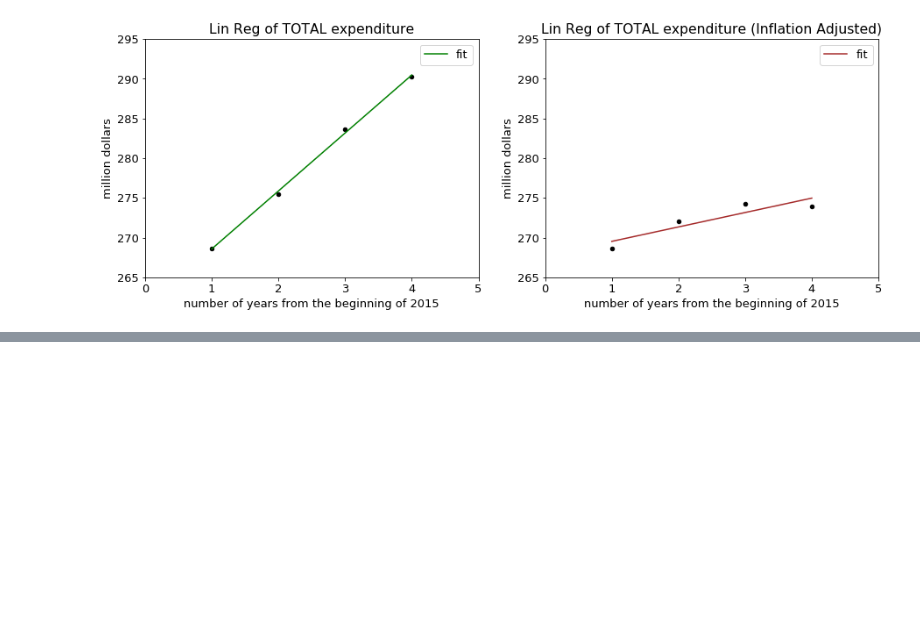
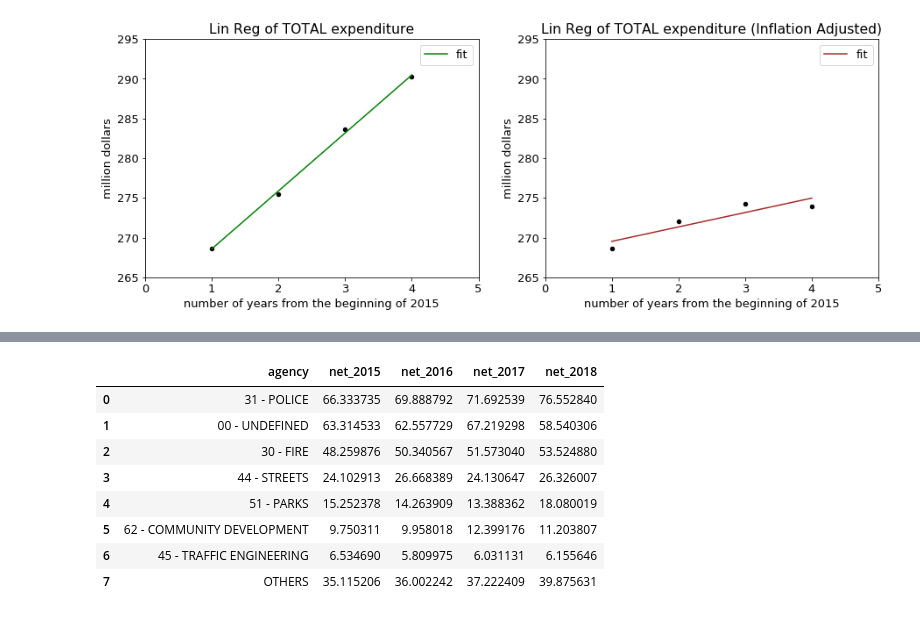
Before and after one commit to Kuku2333/s19-city-t3, a Jupyter notebook: yuankun.ipynb, the cells around one changed output, grey strips where cells are left out. Cells and saved outputs as stored; diff of their text form; code cells hidden in the pictures; blank space fills up the shorter version.

```diff
--- a/yuankun.ipynb
+++ b/yuankun.ipynb
@@ -639,0 +669,13 @@ None
+# %%
+df3 = df1.append(df2)
+df3
+# %% [output]
+|  | agency | net_2015 | net_2016 | net_2017 | net_2018 |
+| 0 | 31 - POLICE | 66.333735 | 69.888792 | 71.692539 | 76.552840 |
+| 1 | 00 - UNDEFINED | 63.314533 | 62.557729 | 67.219298 | 58.540306 |
+| 2 | 30 - FIRE | 48.259876 | 50.340567 | 51.573040 | 53.524880 |
+| 3 | 44 - STREETS | 24.102913 | 26.668389 | 24.130647 | 26.326007 |
+| 4 | 51 - PARKS | 15.252378 | 14.263909 | 13.388362 | 18.080019 |
+| 5 | 62 - COMMUNITY DEVELOPMENT | 9.750311 | 9.958018 | 12.399176 | 11.203807 |
+| 6 | 45 - TRAFFIC ENGINEERING | 6.534690 | 5.809975 | 6.031131 | 6.155646 |
+| 7 | OTHERS | 35.115206 | 36.002242 | 37.222409 | 39.875631 |
```
Also changed, not shown: parts of 7 cells of this notebook.
